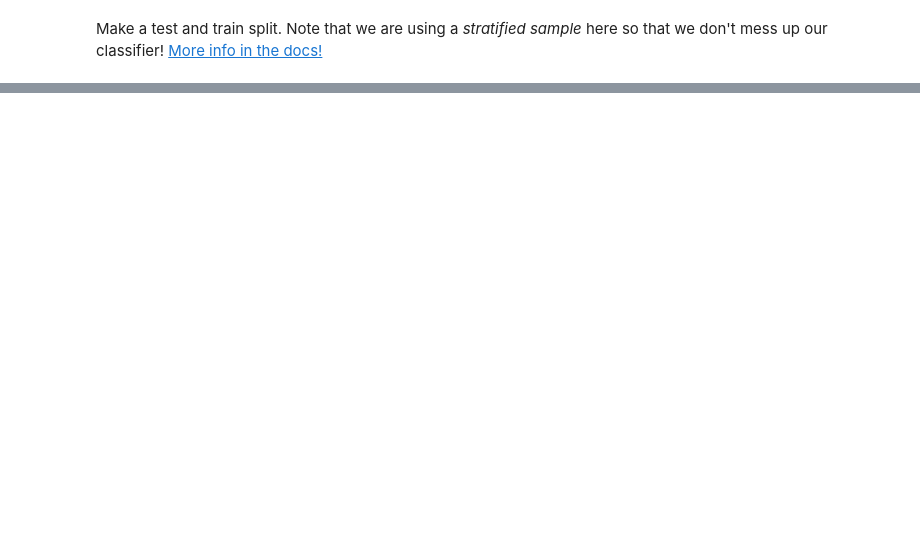
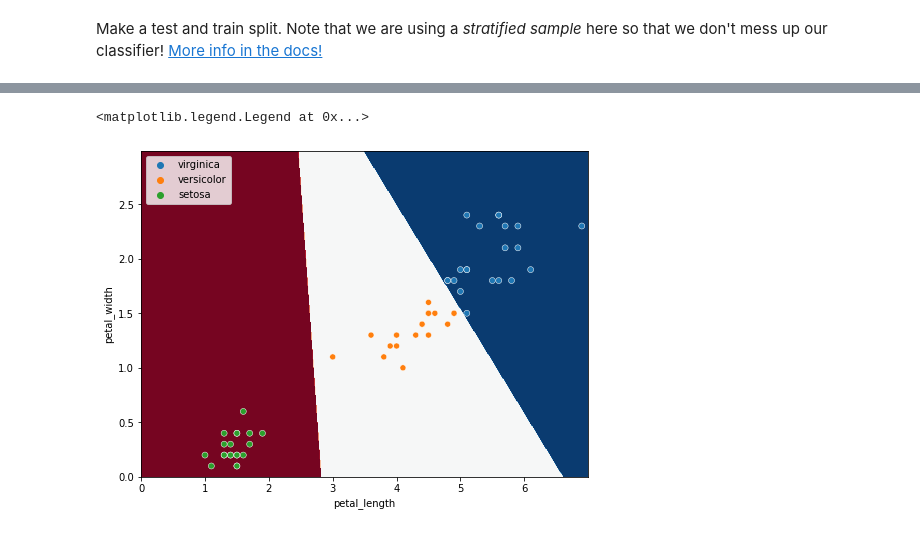
Before and after one commit to nmattei/cmps3160, a Jupyter notebook: _demos/Demo-10.ipynb, the cells around one changed output, grey strips where cells are left out. Drawn from its saved outputs; the diff is of its cells as text; code cells hidden in the pictures; blank space fills up the shorter version.

```diff
--- a/_demos/Demo-10.ipynb
+++ b/_demos/Demo-10.ipynb
@@ -111,0 +172,8 @@ What happens with the titanic dataset?
+# %%
+from sklearn.linear_model import LogisticRegression
+lr = LogisticRegression()
+lr.fit(X_train,y_train)
+lr_prediction=lr.predict(X_test)
+print(f"The accuracy of Logistic Regression is {metrics.accuracy_score(lr_prediction,y_test):.3f}")
+print(f"The Precision of Logistic Regression is {metrics.precision_score(lr_prediction,y_test,average='weighted'):.3f}")
+print(f"The Recall of Logistic Regression is {metrics.recall_score(lr_prediction,y_test,average='weighted'):.3f}")
@@ -111,0 +212,24 @@ What happens with the titanic dataset?
+# %%
+# fit a classifier using only two features
+features_s = ['petal_length','petal_width']
+X_train_s = train[features_s]
+X_test_s = test[features_s]
+lr.fit(X_train_s,y_train)
+lr_prediction_s=lr.predict(X_test_s)
+# %%
+# generate a grid of points for many posible values of petal length and width.
+xx, yy = np.mgrid[0:7:.01, 0:3:.01]
+grid = np.c_[xx.ravel(), yy.ravel()]
+grid_preds = lr.predict(grid)
+label2int = {'setosa': 0, 'versicolor': 1, 'virginica': 2}
+labelints = np.array([label2int[s] for s in grid_preds])
+labelints = labelints.reshape(xx.shape)
+# %%
+# plot the predicted class for each point.
+f, ax = plt.subplots(figsize=(8, 6))
+contour = ax.contourf(xx, yy, labelints, 25, cmap="RdBu")
+sns.scatterplot(data=X_test, ax=ax, x='petal_length', y='petal_width', hue=lr_prediction_s)
+plt.legend(loc='upper left')
+# %% [output]
+<matplotlib.legend.Legend at 0x...>
+[figure, added]
```
Also changed, not shown: parts of 61 cells of this notebook.
